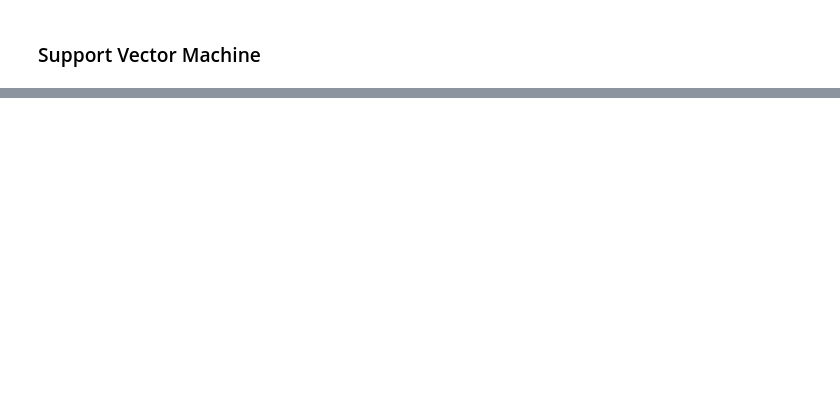
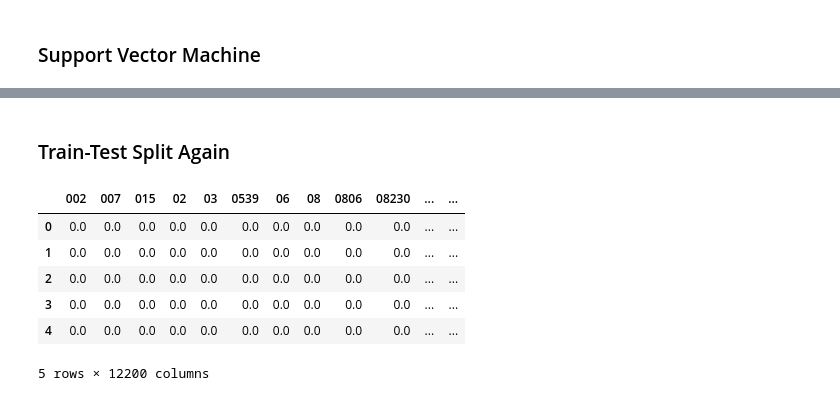
Before and after one commit to matthewzapata/twitter-trigger-warnings, a Jupyter notebook: trigger_warnings.ipynb, the cells around one changed output, grey strips where cells are left out. Drawn from its saved outputs; the diff is of its cells as text; code cells hidden in the pictures; blank space fills up the shorter version.

Commit message:
Start redoing modeling. Start with train test split.

```diff
--- a/trigger_warnings.ipynb
+++ b/trigger_warnings.ipynb
@@ -935,0 +1013,13 @@ weighted avg       0.62      0.61      0.47      1041
+# %% [markdown]
+### Train-Test Split Again
+# %%
+pre_split = pd.concat([pd.DataFrame(X.todense(), columns=tfidf.get_feature_names()), pd.DataFrame(y), df.title], axis=1)
+pre_split.head()
+# %% [output]
+|  | 002 | 007 | 015 | 02 | 03 | 0539 | 06 | 08 | 0806 | 08230 | ... | ... |
+| 0 | 0.0 | 0.0 | 0.0 | 0.0 | 0.0 | 0.0 | 0.0 | 0.0 | 0.0 | 0.0 | ... | ... |
+| 1 | 0.0 | 0.0 | 0.0 | 0.0 | 0.0 | 0.0 | 0.0 | 0.0 | 0.0 | 0.0 | ... | ... |
+| 2 | 0.0 | 0.0 | 0.0 | 0.0 | 0.0 | 0.0 | 0.0 | 0.0 | 0.0 | 0.0 | ... | ... |
+| 3 | 0.0 | 0.0 | 0.0 | 0.0 | 0.0 | 0.0 | 0.0 | 0.0 | 0.0 | 0.0 | ... | ... |
+| 4 | 0.0 | 0.0 | 0.0 | 0.0 | 0.0 | 0.0 | 0.0 | 0.0 | 0.0 | 0.0 | ... | ... |
+5 rows × 12200 columns
```
Also changed, not shown: parts of 20 cells of this notebook.
